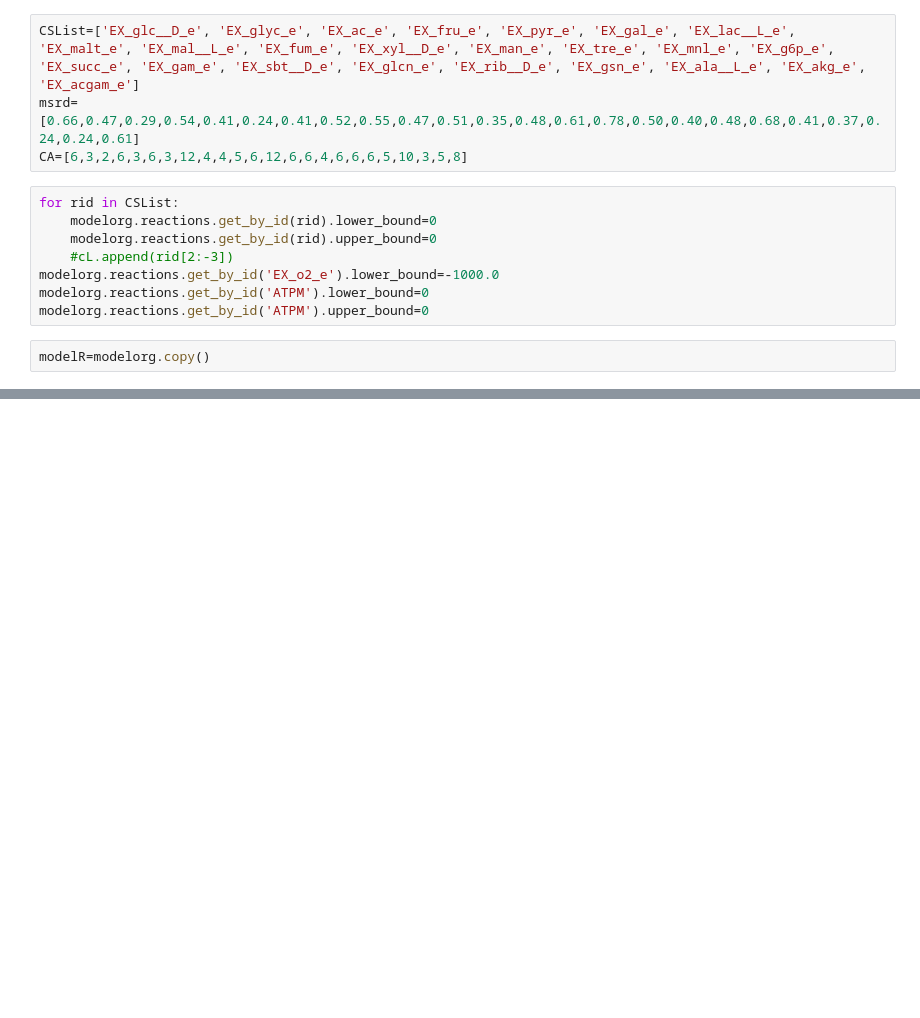
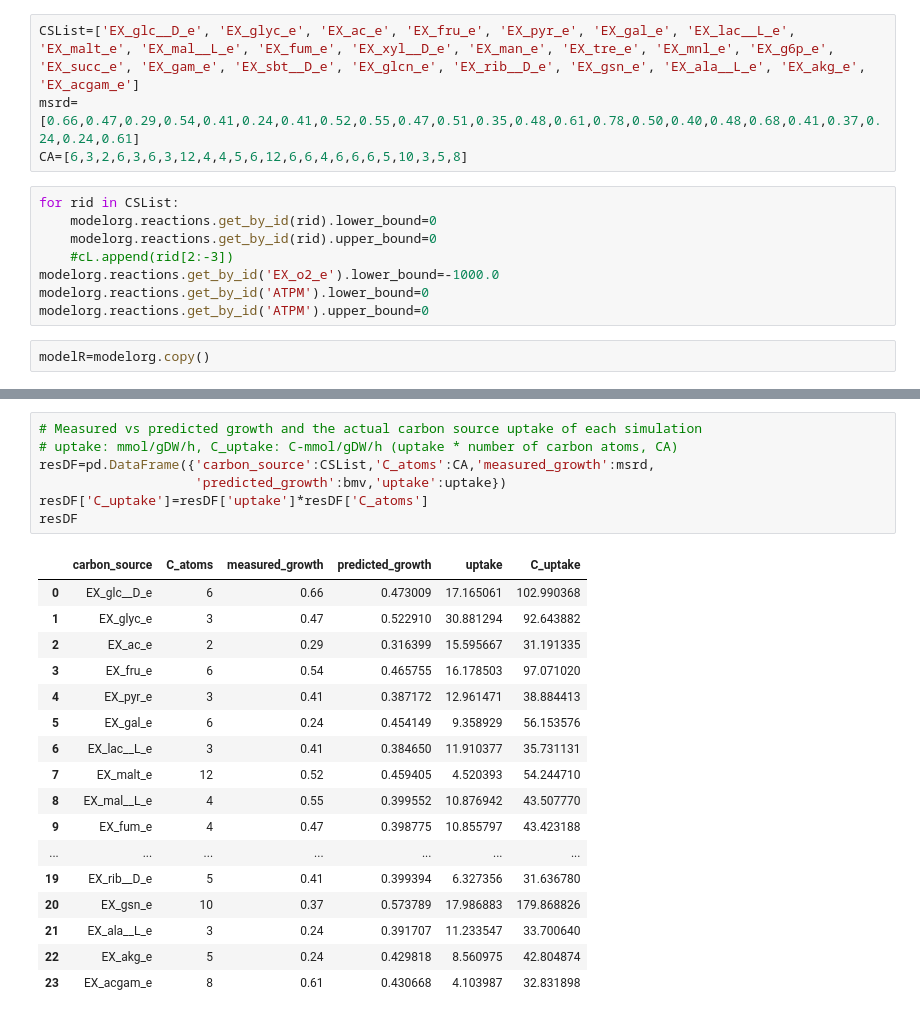
Before and after one commit to abdoudesouki/ccFBApy, a Jupyter notebook: test_moment.ipynb, the cells around one changed output, grey strips where cells are left out. Saved outputs shown, nothing was run; the diff lists cells and outputs as text; blank space fills up the shorter version.

```diff
--- a/test_moment.ipynb
+++ b/test_moment.ipynb
@@ -91,0 +90,25 @@ print(corr)
+# %%
+# Measured vs predicted growth and the actual carbon source uptake of each simulation
+# uptake: mmol/gDW/h, C_uptake: C-mmol/gDW/h (uptake * number of carbon atoms, CA)
+resDF=pd.DataFrame({'carbon_source':CSList,'C_atoms':CA,'measured_growth':msrd,
+                    'predicted_growth':bmv,'uptake':uptake})
+resDF['C_uptake']=resDF['uptake']*resDF['C_atoms']
+resDF
+# %% [output]
+|  | carbon_source | C_atoms | measured_growth | predicted_growth | uptake | C_uptake |
+| 0 | EX_glc__D_e | 6 | 0.66 | 0.473009 | 17.165061 | 102.990368 |
+| 1 | EX_glyc_e | 3 | 0.47 | 0.522910 | 30.881294 | 92.643882 |
+| 2 | EX_ac_e | 2 | 0.29 | 0.316399 | 15.595667 | 31.191335 |
+| 3 | EX_fru_e | 6 | 0.54 | 0.465755 | 16.178503 | 97.071020 |
+| 4 | EX_pyr_e | 3 | 0.41 | 0.387172 | 12.961471 | 38.884413 |
+| 5 | EX_gal_e | 6 | 0.24 | 0.454149 | 9.358929 | 56.153576 |
+| 6 | EX_lac__L_e | 3 | 0.41 | 0.384650 | 11.910377 | 35.731131 |
+| 7 | EX_malt_e | 12 | 0.52 | 0.459405 | 4.520393 | 54.244710 |
+| 8 | EX_mal__L_e | 4 | 0.55 | 0.399552 | 10.876942 | 43.507770 |
+| 9 | EX_fum_e | 4 | 0.47 | 0.398775 | 10.855797 | 43.423188 |
+| ... | ... | ... | ... | ... | ... | ... |
+| 19 | EX_rib__D_e | 5 | 0.41 | 0.399394 | 6.327356 | 31.636780 |
+| 20 | EX_gsn_e | 10 | 0.37 | 0.573789 | 17.986883 | 179.868826 |
+| 21 | EX_ala__L_e | 3 | 0.24 | 0.391707 | 11.233547 | 33.700640 |
+| 22 | EX_akg_e | 5 | 0.24 | 0.429818 | 8.560975 | 42.804874 |
+| 23 | EX_acgam_e | 8 | 0.61 | 0.430668 | 4.103987 | 32.831898 |
```
Also changed, not shown: parts of 10 cells of this notebook, 26 other files.
